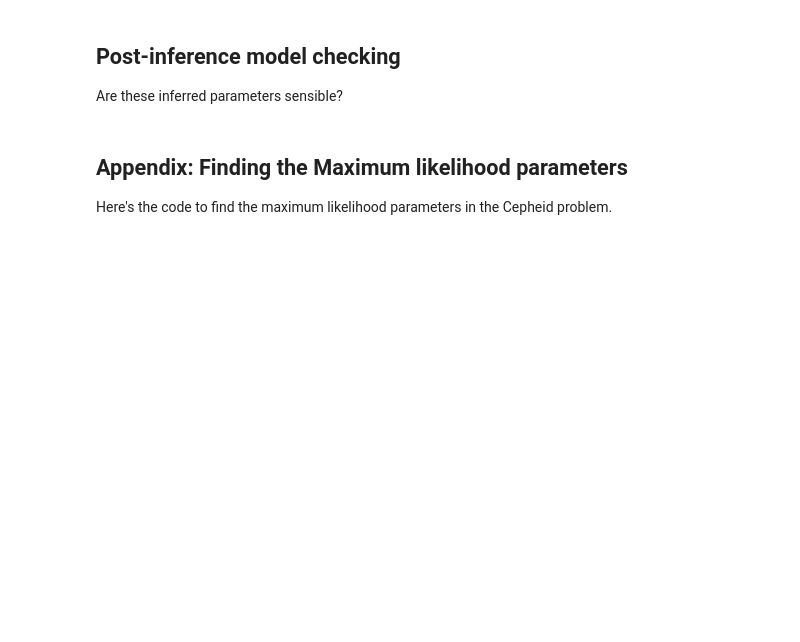
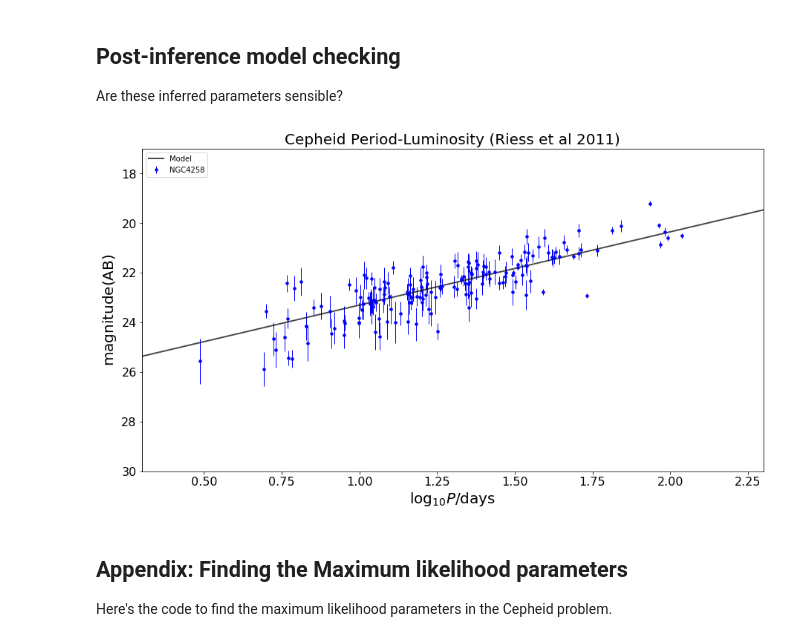
Before and after one commit to andreamwalker/ast8581_2021_Spring, a Jupyter notebook: lecture/05/lecture05.ipynb, the cells around one changed output. Saved outputs shown, nothing was run; the diff lists cells and outputs as text; code cells hidden in the pictures; blank space fills up the shorter version.

```diff
--- a/lecture/05/lecture05.ipynb
+++ b/lecture/05/lecture05.ipynb
@@ -402,3 +409,15 @@ Are these inferred parameters sensible?
+# %%
+# YOUR CODE HERE
+
+data.plot(4258)
+
+data.overlay_straight_line_with(a=-2.95, b=26.25, label='Model')
+
+data.add_legend()
+
+# plt.savefig("cepheids_posterior-median-check.png")
+# %% [output]
+[figure, added]
 # %% [markdown]
 ## Appendix: Finding the Maximum likelihood parameters
 
```
Also changed, not shown: parts of 8 cells of this notebook.
